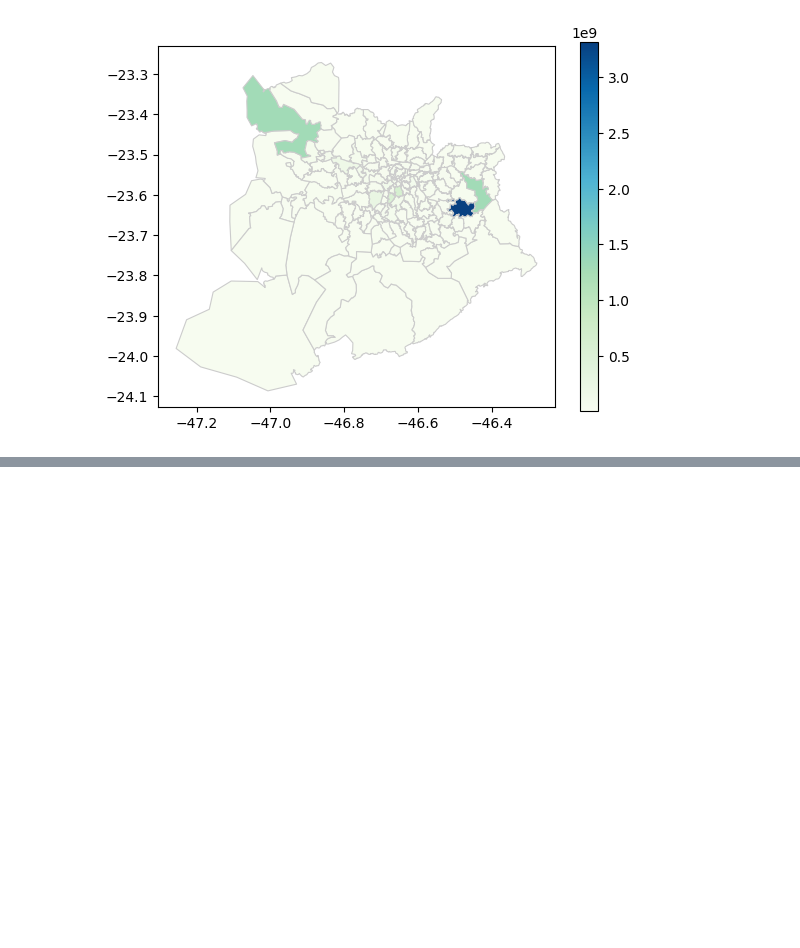
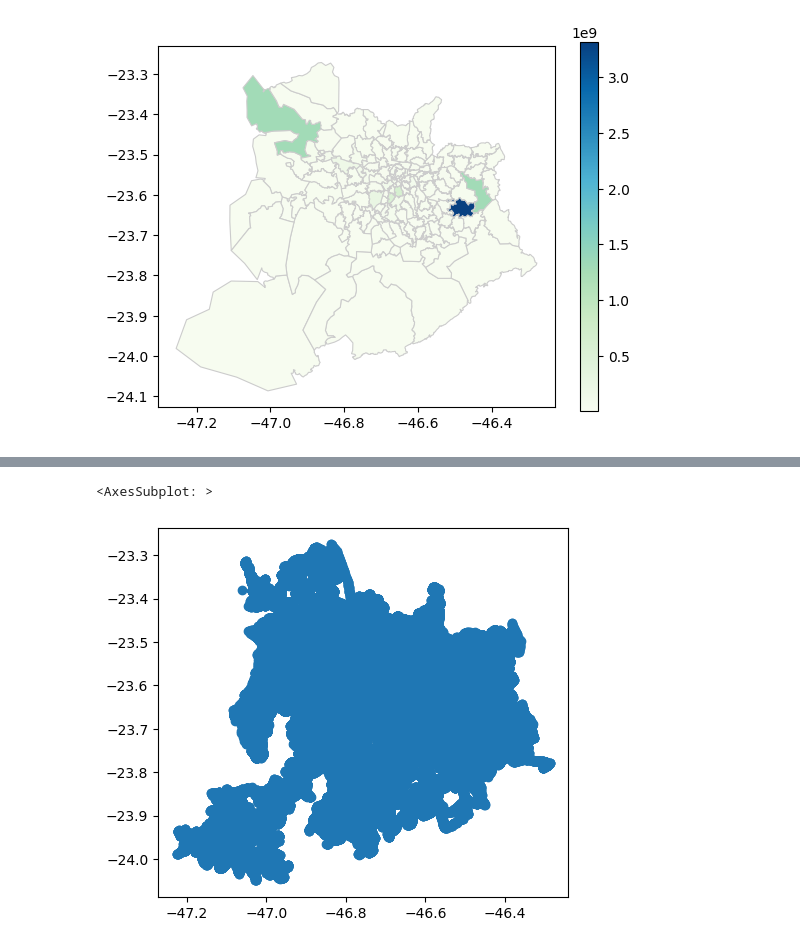
Before and after one commit to joaovalves1104/CEAMAZON-ENEL, a Jupyter notebook: load_thermic_map.ipynb, the cells around one changed output, grey strips where cells are left out. Cells and saved outputs as stored; diff of their text form; code cells hidden in the pictures; blank space fills up the shorter version.

Commit message:
Criando a plotagem a partir dos pontos PONNOT
Objetivo é criar um mapa térmico mais homogêneo

```diff
--- a/load_thermic_map.ipynb
+++ b/load_thermic_map.ipynb
@@ -159,0 +218,5 @@ conj_geracao.plot(column="DENSIDADE_GERACAO", cmap="GnBu", linewidth=0.8, ax=ax,
+# %%
+ponnot.plot()
+# %% [output]
+<AxesSubplot: >
+[figure, added]
```
Also changed, not shown: parts of 10 cells of this notebook.
